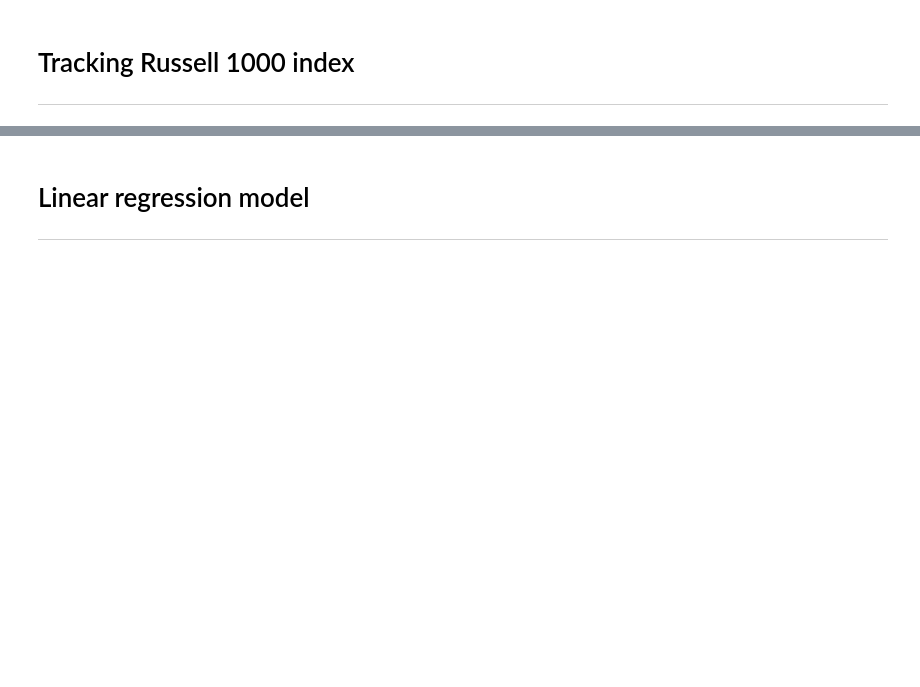
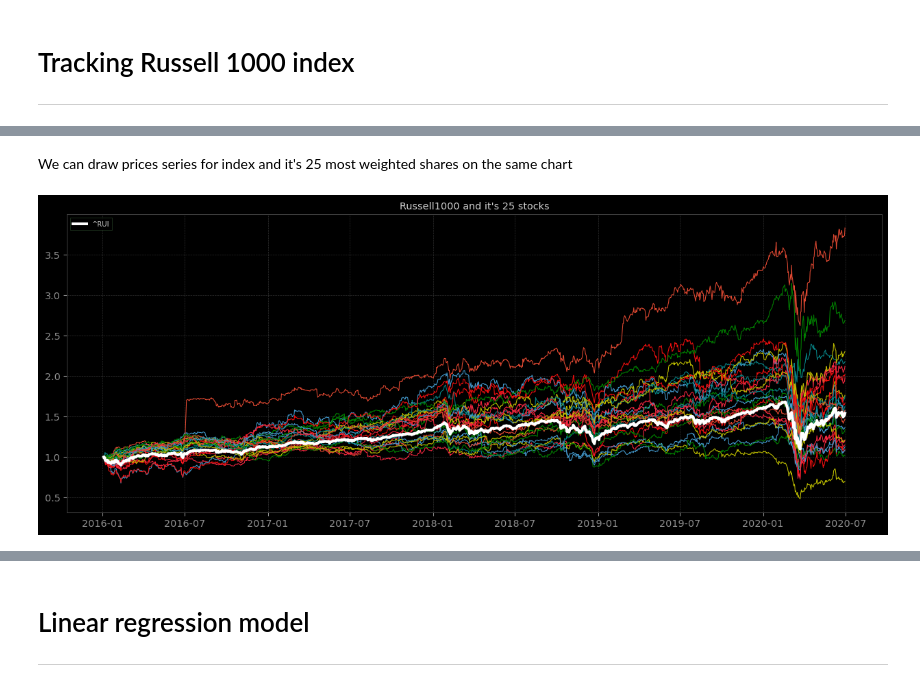
Before and after one commit to dmarienko/QuantTradingResearch, a Jupyter notebook: models/2. Russel Index Tracking.ipynb, the cells around one changed output, grey strips where cells are left out. Drawn from its saved outputs; the diff is of its cells as text; code cells hidden in the pictures; blank space fills up the shorter version.

```diff
--- a/models/2. Russel Index Tracking.ipynb
+++ b/models/2. Russel Index Tracking.ipynb
@@ -49,0 +95,12 @@ plt.plot(RUI/RUI.iloc[0], lw=3, c='w');
+# %% [markdown]
+We can draw prices series for index and it's 25 most weighted shares on the same chart
+# %%
+# taking first 25 ones with most significant weights
+constituents = holdings.Ticker[:25].values
+shares, idx = trm.select(constituents).get_data('prices', where='train')
+
+fig(16, 6)
+plt.plot(norm(shares));
+plt.plot(norm(idx), lw=3, c='w', label='^RUI'); plt.legend(); plt.title("Russell1000 and it's 25 stocks");
+# %% [output]
+[figure, added]
```
Also changed, not shown: parts of 85 cells of this notebook, 4 other files.
